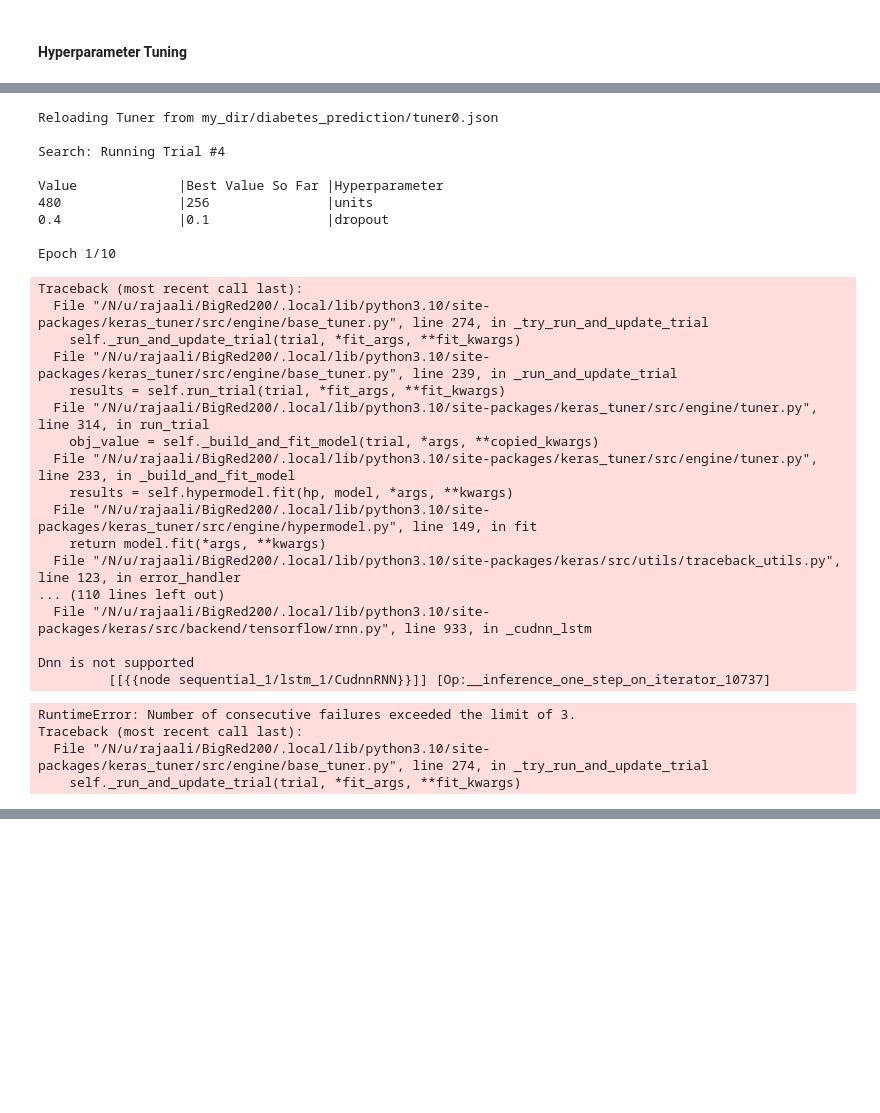
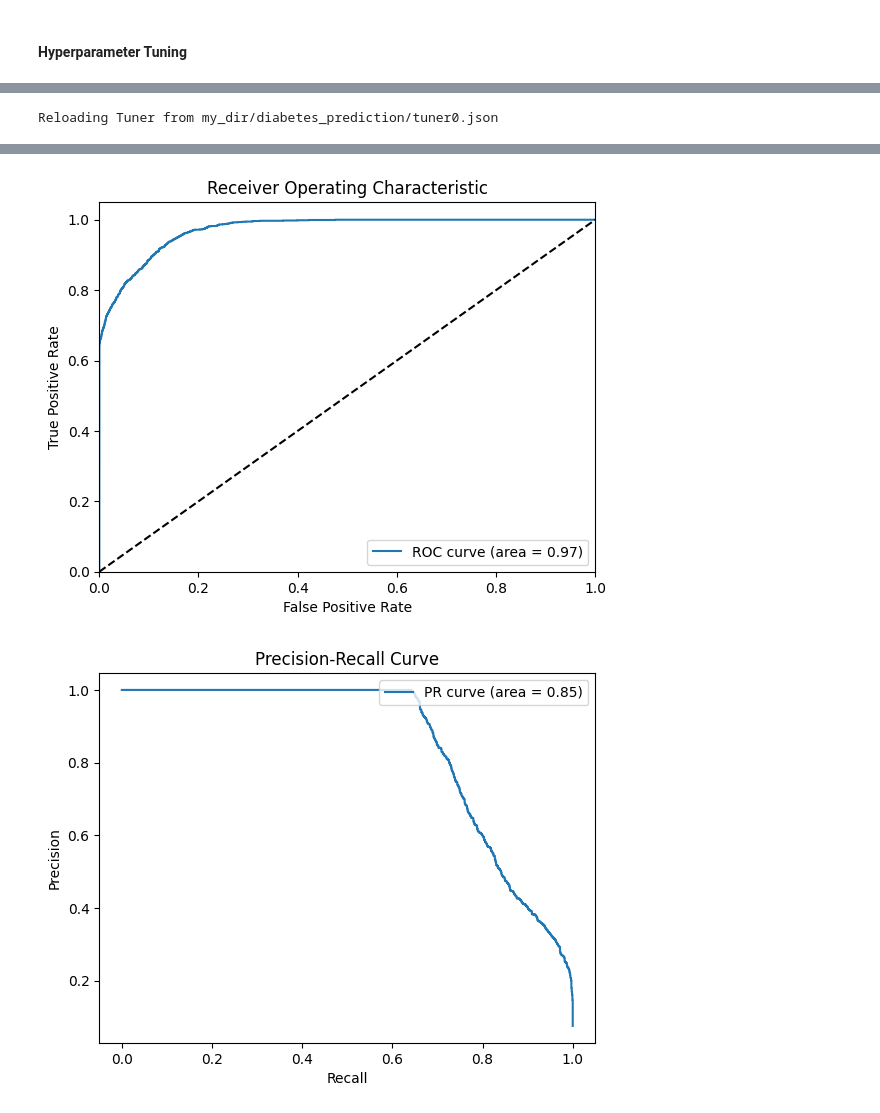
Before and after one commit to RajaATAli/Machine-Learning-For-Early-Disease-Prediction, a Jupyter notebook: notebooks/LSTM_DL.ipynb, the cells around one changed output, grey strips where cells are left out. Drawn from its saved outputs; the diff is of its cells as text; code cells hidden in the pictures; blank space fills up the shorter version.

Commit message:
LTSM Model Updated

```diff
--- a/notebooks/LSTM_DL.ipynb
+++ b/notebooks/LSTM_DL.ipynb
@@ -71,23 +51,24 @@ print(df.head())
 # %%
 # Normalizing the data
 from sklearn.preprocessing import MinMaxScaler
+from sklearn.model_selection import train_test_split
 
-features = df.drop('diabetes', axis=1).columns.tolist()
+X = df.drop('diabetes', axis=1)
+Y = df['diabetes'].values
+
+X_train, X_test, Y_train, Y_test = train_test_split(X, Y, test_size=0.2, random_state=42)
+
+# Initialize the scaler
 scaler = MinMaxScaler()
 
-df[features] = scaler.fit_transform(df[features])
+# Fit the scaler on the training data
+X_train_scaled = scaler.fit_transform(X_train)
 
-# Reshape data for LTSM
-X = df.drop('diabetes', axis=1).values
-Y = df['diabetes'].values
+# Transform the test data with the same scaler
+X_test_scaled = scaler.transform(X_test)
 
-# Reshape X to be [samples, timesteps, features]
-X = X.reshape((X.shape[0], 1, X.shape[1]))
-
-# Splitting the dataset
-from sklearn.model_selection import train_test_split
-
-X_train, X_test, Y_train, Y_test = train_test_split(X, Y, test_size=0.2, random_state=42)
+X_train_scaled = X_train_scaled.reshape((X_train_scaled.shape[0], 1, X_train_scaled.shape[1]))
+X_test_scaled = X_test_scaled.reshape((X_test_scaled.shape[0], 1, X_test_scaled.shape[1]))
 # %%
 # Build the LSTM Model
 from tensorflow.keras.models import Sequential
@@ -253,7 +245,7 @@ Epoch 100/100
 from tensorflow.keras.layers import Dropout
 
 model = Sequential()
-model.add(LSTM(50, input_shape=(X_train.shape[1], X_train.shape[2]), return_sequences=True))
+model.add(LSTM(50, input_shape=(X_train_scaled.shape[1], X_train_scaled.shape[2]), return_sequences=True))
 model.add(Dropout(0.2))  # Dropout layer
 model.add(LSTM(50, return_sequences=False))
 model.add(Dropout(0.2))  # Another Dropout layer
@@ -359,7 +304,7 @@ from tensorflow.keras.callbacks import EarlyStopping, ModelCheckpoint
 def build_model(hp):
     model = Sequential()
     model.add(LSTM(units=hp.Int('units', min_value=32, max_value=512, step=32),
-                   input_shape=(X_train.shape[1], X_train.shape[2]),
+                   input_shape=(X_train_scaled.shape[1], X_train_scaled.shape[2]),
                    return_sequences=True))
     model.add(Dropout(rate=hp.Float('dropout', min_value=0.0, max_value=0.5, step=0.1)))
     model.add(LSTM(units=hp.Int('units', min_value=32, max_value=512, step=32)))
@@ -378,45 +323,16 @@ tuner = RandomSearch(
     project_name='diabetes_prediction'
 )
 
-tuner.search(X_train, Y_train, epochs=10, validation_data=(X_test, Y_test))
+tuner.search(X_train_scaled, Y_train, epochs=10, validation_data=(X_test_scaled, Y_test))
 best_model = tuner.get_best_models(num_models=1)[0]
 # %% [output]
 Reloading Tuner from my_dir/diabetes_prediction/tuner0.json
-
-Search: Running Trial #4
-
-Value             |Best Value So Far |Hyperparameter
-480               |256               |units
-0.4               |0.1               |dropout
-
-Epoch 1/10
-Traceback (most recent call last):
-  File "/N/u/rajaali/BigRed200/.local/lib/python3.10/site-packages/keras_tuner/src/engine/base_tuner.py", line 274, in _try_run_and_update_trial
-    self._run_and_update_trial(trial, *fit_args, **fit_kwargs)
-  File "/N/u/rajaali/BigRed200/.local/lib/python3.10/site-packages/keras_tuner/src/engine/base_tuner.py", line 239, in _run_and_update_trial
-    results = self.run_trial(trial, *fit_args, **fit_kwargs)
-  File "/N/u/rajaali/BigRed200/.local/lib/python3.10/site-packages/keras_tuner/src/engine/tuner.py", line 314, in run_trial
-    obj_value = self._build_and_fit_model(trial, *args, **copied_kwargs)
-  File "/N/u/rajaali/BigRed200/.local/lib/python3.10/site-packages/keras_tuner/src/engine/tuner.py", line 233, in _build_and_fit_model
-    results = self.hypermodel.fit(hp, model, *args, **kwargs)
-  File "/N/u/rajaali/BigRed200/.local/lib/python3.10/site-packages/keras_tuner/src/engine/hypermodel.py", line 149, in fit
-    return model.fit(*args, **kwargs)
-  File "/N/u/rajaali/BigRed200/.local/lib/python3.10/site-packages/keras/src/utils/traceback_utils.py", line 123, in error_handler
-... (110 lines left out)
-  File "/N/u/rajaali/BigRed200/.local/lib/python3.10/site-packages/keras/src/backend/tensorflow/rnn.py", line 933, in _cudnn_lstm
-
-Dnn is not supported
-         [[{{node sequential_1/lstm_1/CudnnRNN}}]] [Op:__inference_one_step_on_iterator_10737]
-RuntimeError: Number of consecutive failures exceeded the limit of 3.
-Traceback (most recent call last):
-  File "/N/u/rajaali/BigRed200/.local/lib/python3.10/site-packages/keras_tuner/src/engine/base_tuner.py", line 274, in _try_run_and_update_trial
-    self._run_and_update_trial(trial, *fit_args, **fit_kwargs)
 # %%
 from sklearn.metrics import roc_curve, precision_recall_curve, auc
 import matplotlib.pyplot as plt
 
 # ROC Curve
-y_probs = best_model.predict(X_test)[:, 0]
+y_probs = best_model.predict(X_test_scaled)[:, 0]
 fpr, tpr, thresholds = roc_curve(Y_test, y_probs)
 roc_auc = auc(fpr, tpr)
 
@@ -442,3 +358,4 @@ plt.ylabel('Precision')
 plt.title('Precision-Recall Curve')
 plt.legend(loc="upper right")
 plt.show()
+# %% [output]
@@ -444,0 +363,2 @@ plt.show()
+[figure, added]
+[figure, added]
```
Also changed, not shown: parts of 13 cells of this notebook, 30 other files.
